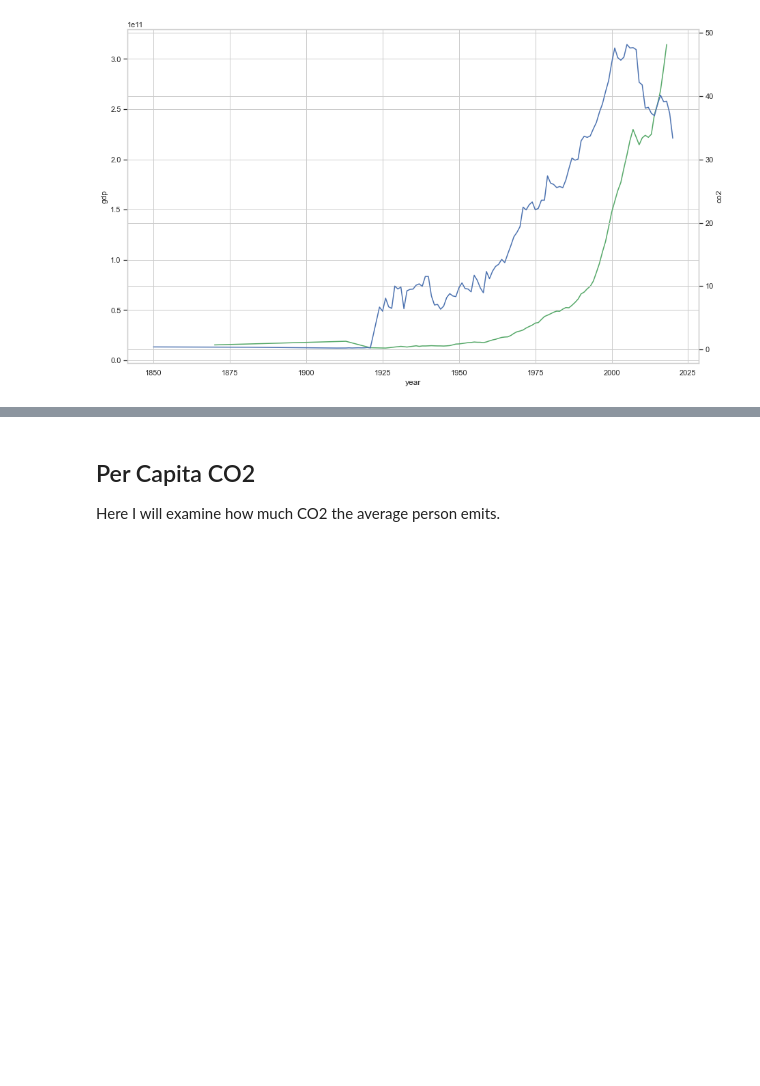
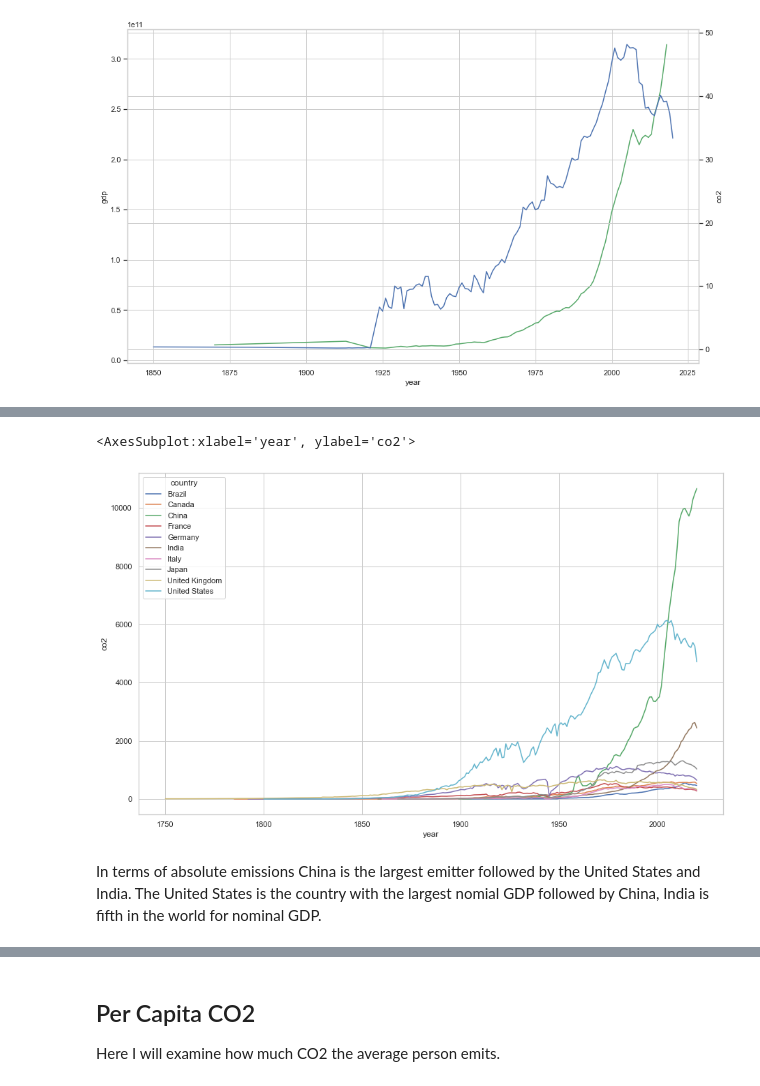
Before and after one commit to SaidhbhFoley/data_real_world_CO2, a Jupyter notebook: Real_World_CO2.ipynb, the cells around one changed output, grey strips where cells are left out. Saved outputs shown, nothing was run; the diff lists cells and outputs as text; code cells hidden in the pictures; blank space fills up the shorter version.

Commit message:
added in grpahs for lowest GDP and Highest GDP, added bar chart for better visualisation

```diff
--- a/Real_World_CO2.ipynb
+++ b/Real_World_CO2.ipynb
@@ -811,0 +818,10 @@ sns.lineplot(data=dfIre, x='year', y = 'co2', color="b", ax=ax2)
+# %%
+# Absolute emissions
+
+dftop_gdp_global = dfco2_Data.copy()
+# Countries entered in order of GDP
+countries =["United States", "China", "Japan","Germany","India","United Kingdom",
+            "France", "Brazil", "Italy", "Canada"]
+dftop_gdp_global = dftop_gdp_global.loc[dftop_gdp_global['country'].isin(countries)]
+
+dftop_gdp_global
@@ -811,0 +842,9 @@ sns.lineplot(data=dfIre, x='year', y = 'co2', color="b", ax=ax2)
+# %%
+sns.set(style="whitegrid", rc={'figure.figsize':(15,9)})
+
+sns.lineplot(data=dftop_gdp_global, x='year', y='co2', hue='country')
+# %% [output]
+<AxesSubplot:xlabel='year', ylabel='co2'>
+[figure, added]
+# %% [markdown]
+In terms of absolute emissions China is the largest emitter followed by the United States and India. The United States is the country with the largest nomial GDP followed by China, India is fifth in the world for nominal GDP.
```
Also changed, not shown: parts of 20 cells of this notebook, 1 other file.
